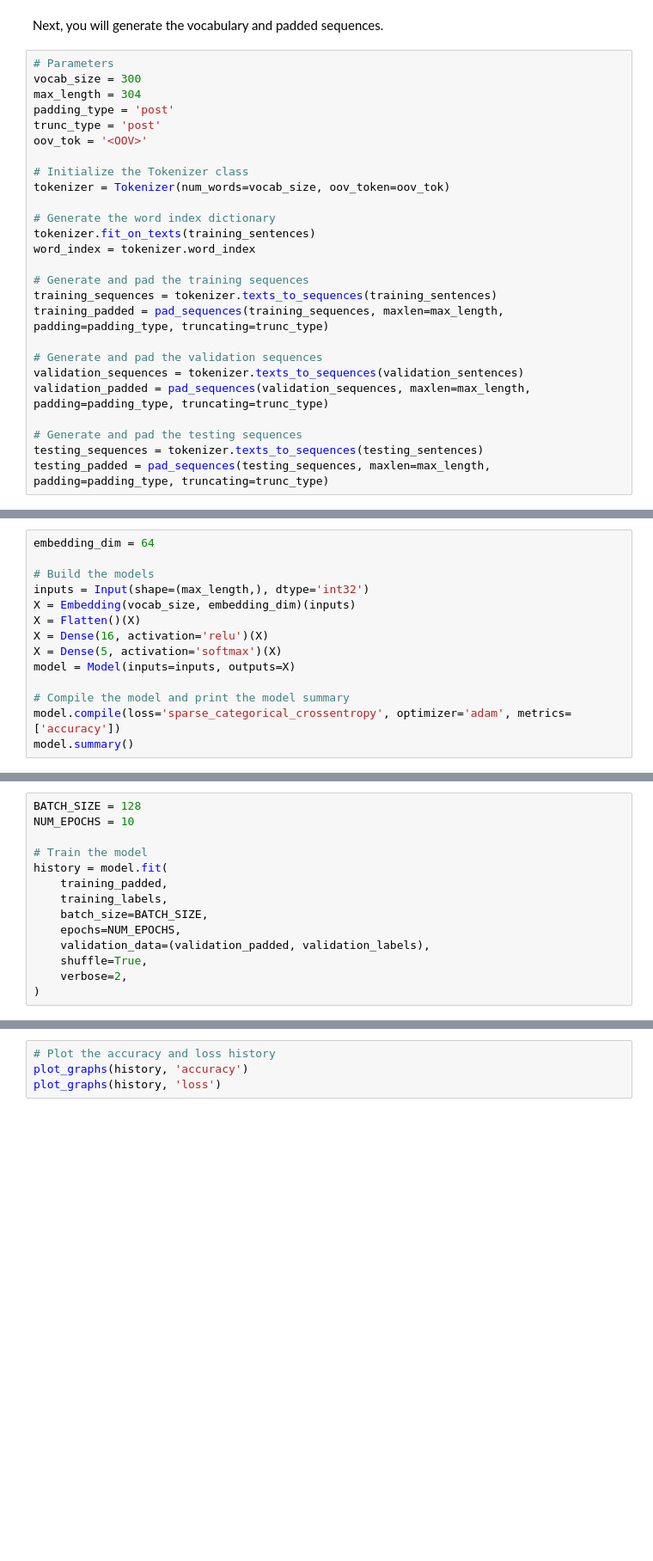
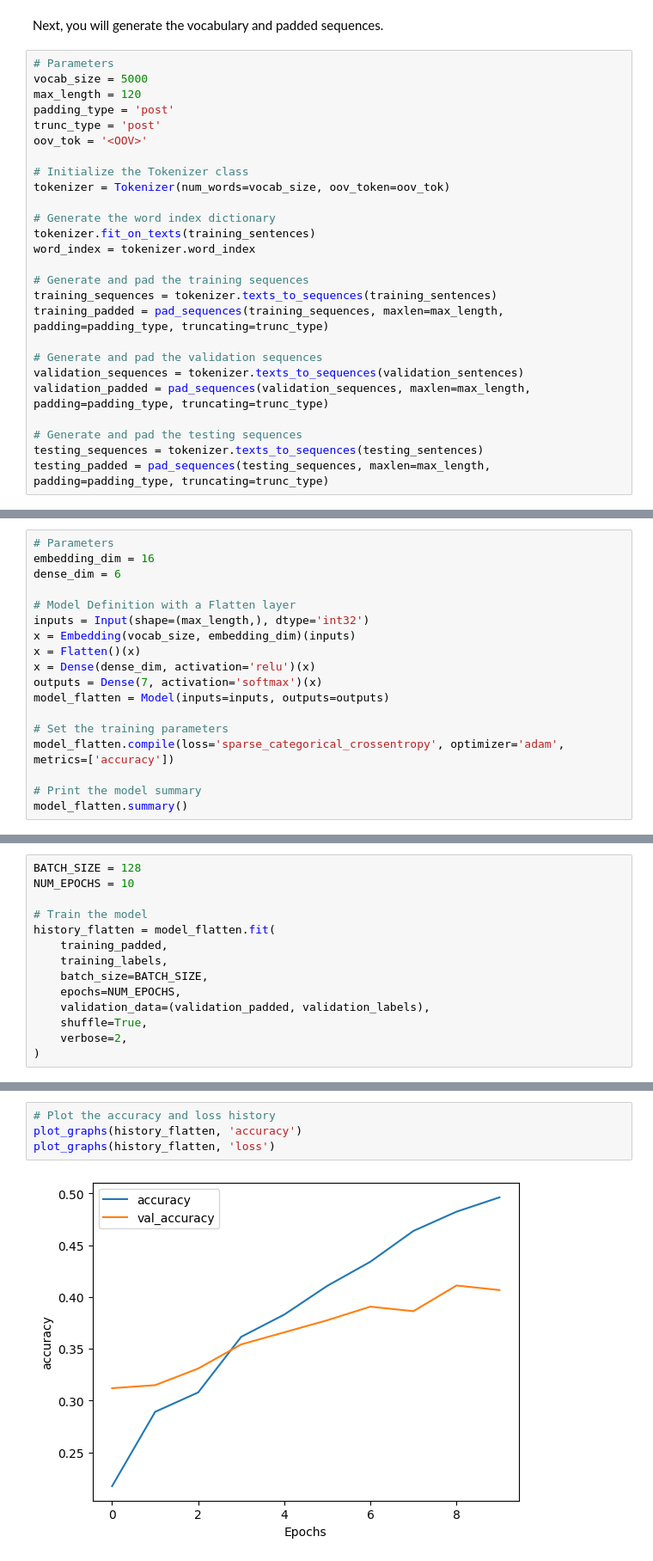
Before and after one commit to minhvn1433/Deep-learning-project, a Jupyter notebook: main.ipynb, the cells around one changed output, grey strips where cells are left out. Shown at 86% size. Cells and saved outputs as stored; diff of their text form; blank space fills up the shorter version.

```diff
--- a/main.ipynb
+++ b/main.ipynb
@@ -73,8 +88,8 @@ testing_labels = np.array(testing_labels)
 Next, you will generate the vocabulary and padded sequences.
 # %%
 # Parameters
-vocab_size = 300
-max_length = 304
+vocab_size = 5000
+max_length = 120
 padding_type = 'post'
 trunc_type = 'post'
 oov_tok = '<OOV>'
@@ -115,14 +132,18 @@ def plot_graphs(history, string):
 # %%
-embedding_dim = 64
+# Parameters
+embedding_dim = 16
+dense_dim = 6
 
-# Build the models
+# Model Definition with a Flatten layer
 inputs = Input(shape=(max_length,), dtype='int32')
-X = Embedding(vocab_size, embedding_dim)(inputs)
-X = Flatten()(X)
-X = Dense(16, activation='relu')(X)
-X = Dense(5, activation='softmax')(X)
-model = Model(inputs=inputs, outputs=X)
+x = Embedding(vocab_size, embedding_dim)(inputs)
+x = Flatten()(x)
+x = Dense(dense_dim, activation='relu')(x)
+outputs = Dense(7, activation='softmax')(x)
+model_flatten = Model(inputs=inputs, outputs=outputs)
 
-# Compile the model and print the model summary
-model.compile(loss='sparse_categorical_crossentropy', optimizer='adam', metrics=['accuracy'])
-model.summary()
+# Set the training parameters
+model_flatten.compile(loss='sparse_categorical_crossentropy', optimizer='adam', metrics=['accuracy'])
+
+# Print the model summary
+model_flatten.summary()
@@ -131,7 +172,7 @@ BATCH_SIZE = 128
 NUM_EPOCHS = 10
 
 # Train the model
-history = model.fit(
+history_flatten = model_flatten.fit(
     training_padded,
     training_labels,
     batch_size=BATCH_SIZE,
@@ -143,4 +205,6 @@ history = model.fit(
 # %%
 # Plot the accuracy and loss history
-plot_graphs(history, 'accuracy')
-plot_graphs(history, 'loss')
+plot_graphs(history_flatten, 'accuracy')
+plot_graphs(history_flatten, 'loss')
+# %% [output]
+[figure, added]
```
Also changed, not shown: parts of 26 cells of this notebook, 5 other files.
